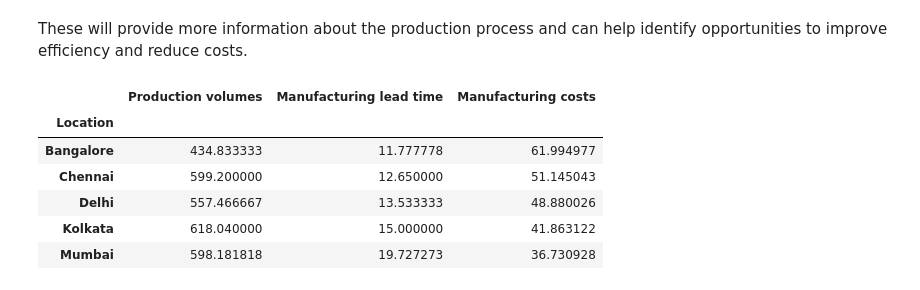
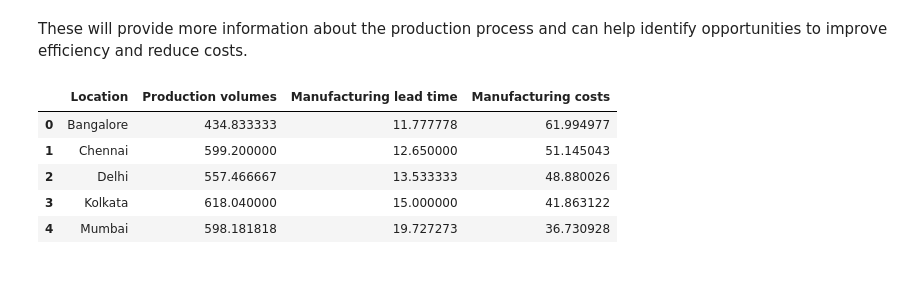
Before and after one commit to George-Mbugua/Supply-Chain-Analysis, a Jupyter notebook: Supply-Chain-Analysis.ipynb, the cells around one changed output. Saved outputs shown, nothing was run; the diff lists cells and outputs as text; code cells hidden in the pictures.

```diff
--- a/Supply-Chain-Analysis.ipynb
+++ b/Supply-Chain-Analysis.ipynb
@@ -223,12 +309,12 @@ These will provide more information about the production process and can help id
 # %%
 # Calculate the average production volumes, manufacturing lead time, and manufacturing costs by location
 production_metrics = df.groupby('Location')[['Production volumes', 'Manufacturing lead time', 'Manufacturing costs']].mean()
+production_metrics = production_metrics.reset_index()
 production_metrics
 # %% [output]
-|  | Production volumes | Manufacturing lead time | Manufacturing costs |
-| Location |  |  |  |
-| Bangalore | 434.833333 | 11.777778 | 61.994977 |
-| Chennai | 599.200000 | 12.650000 | 51.145043 |
-| Delhi | 557.466667 | 13.533333 | 48.880026 |
-| Kolkata | 618.040000 | 15.000000 | 41.863122 |
-| Mumbai | 598.181818 | 19.727273 | 36.730928 |
+|  | Location | Production volumes | Manufacturing lead time | Manufacturing costs |
+| 0 | Bangalore | 434.833333 | 11.777778 | 61.994977 |
+| 1 | Chennai | 599.200000 | 12.650000 | 51.145043 |
+| 2 | Delhi | 557.466667 | 13.533333 | 48.880026 |
+| 3 | Kolkata | 618.040000 | 15.000000 | 41.863122 |
+| 4 | Mumbai | 598.181818 | 19.727273 | 36.730928 |
```
Also changed, not shown: parts of 17 cells of this notebook.
